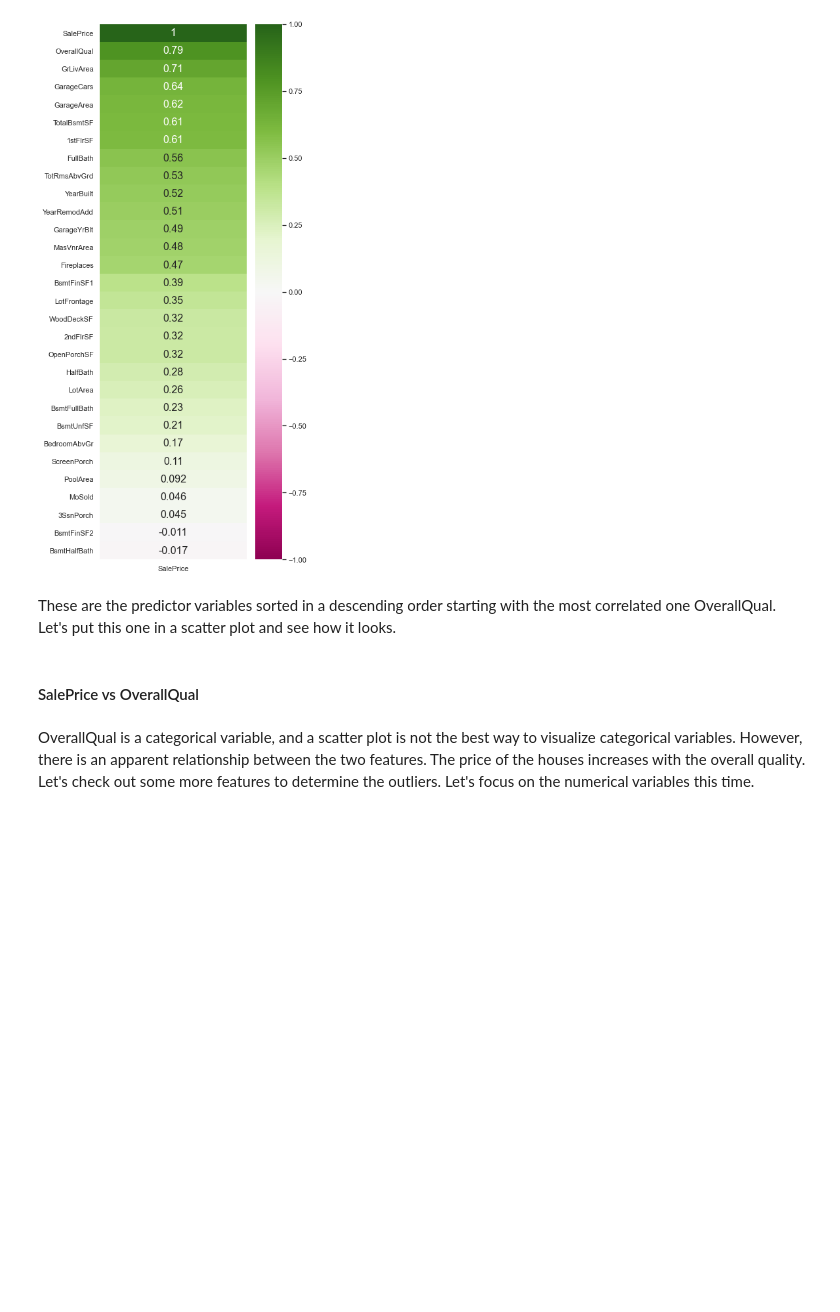
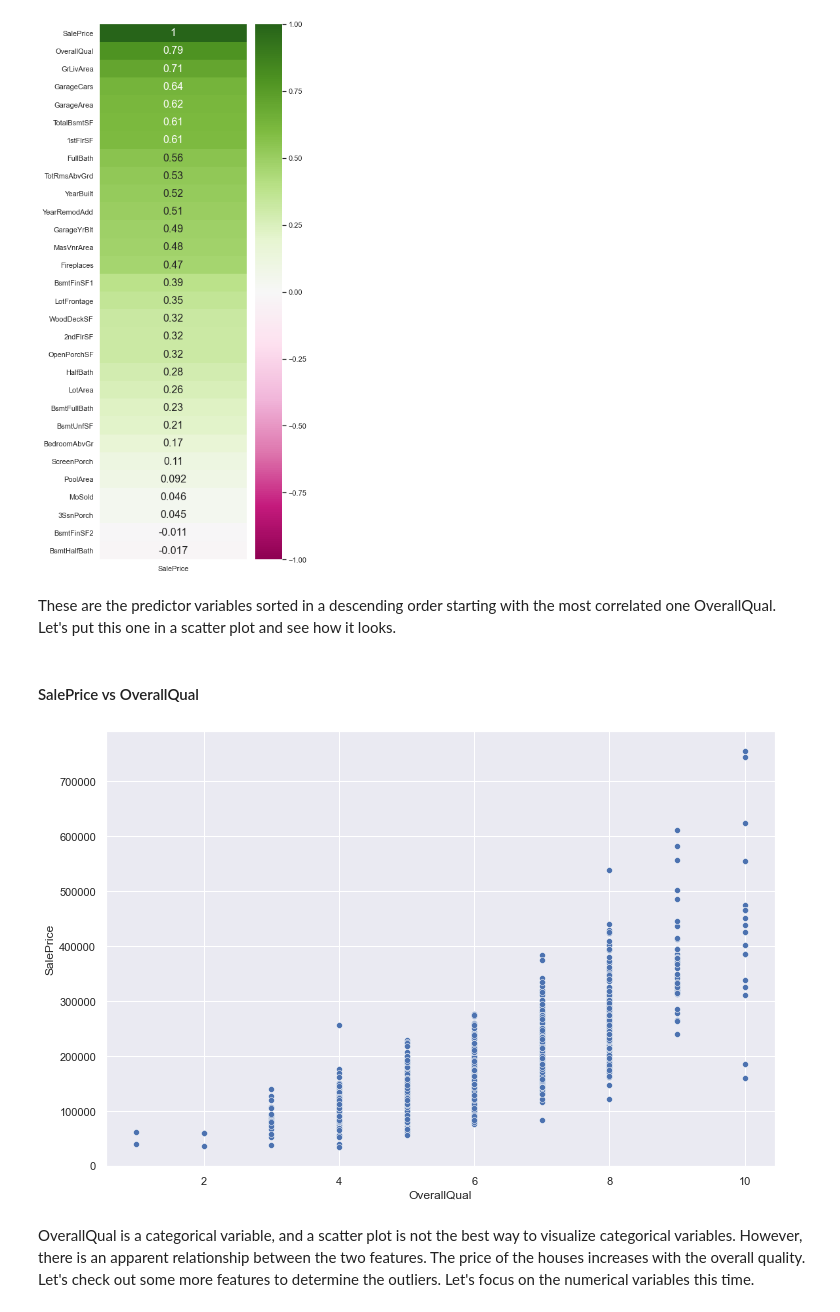
Before and after one commit to VikasNagare12/house-price-prediction, a Jupyter notebook: HousePricePrediction.ipynb, the cells around one changed output. Saved outputs shown, nothing was run; the diff lists cells and outputs as text; code cells hidden in the pictures; blank space fills up the shorter version.

```diff
--- a/HousePricePrediction.ipynb
+++ b/HousePricePrediction.ipynb
@@ -177,8 +206,10 @@ def customized_scatterplot(y, x):
     sns.scatterplot(y = y, x = x);
 # %%
 sns.set(font_scale=1)
-customized_scatterplot(y = train_df.SalePrice, x = train_df.OverallQual)
+customized_scatterplot(train_df.SalePrice,train_df.OverallQual)
 
 #sns.scatterplot(y = train_df.SalePrice, x = train_df.OverallQual);
+# %% [output]
+[figure, added]
 # %% [markdown]
 OverallQual is a categorical variable, and a scatter plot is not the best way to visualize categorical variables. However, there is an apparent relationship between the two features. The price of the houses increases with the overall quality. Let's check out some more features to determine the outliers. Let's focus on the numerical variables this time.
```
Also changed, not shown: parts of 25 cells of this notebook.
